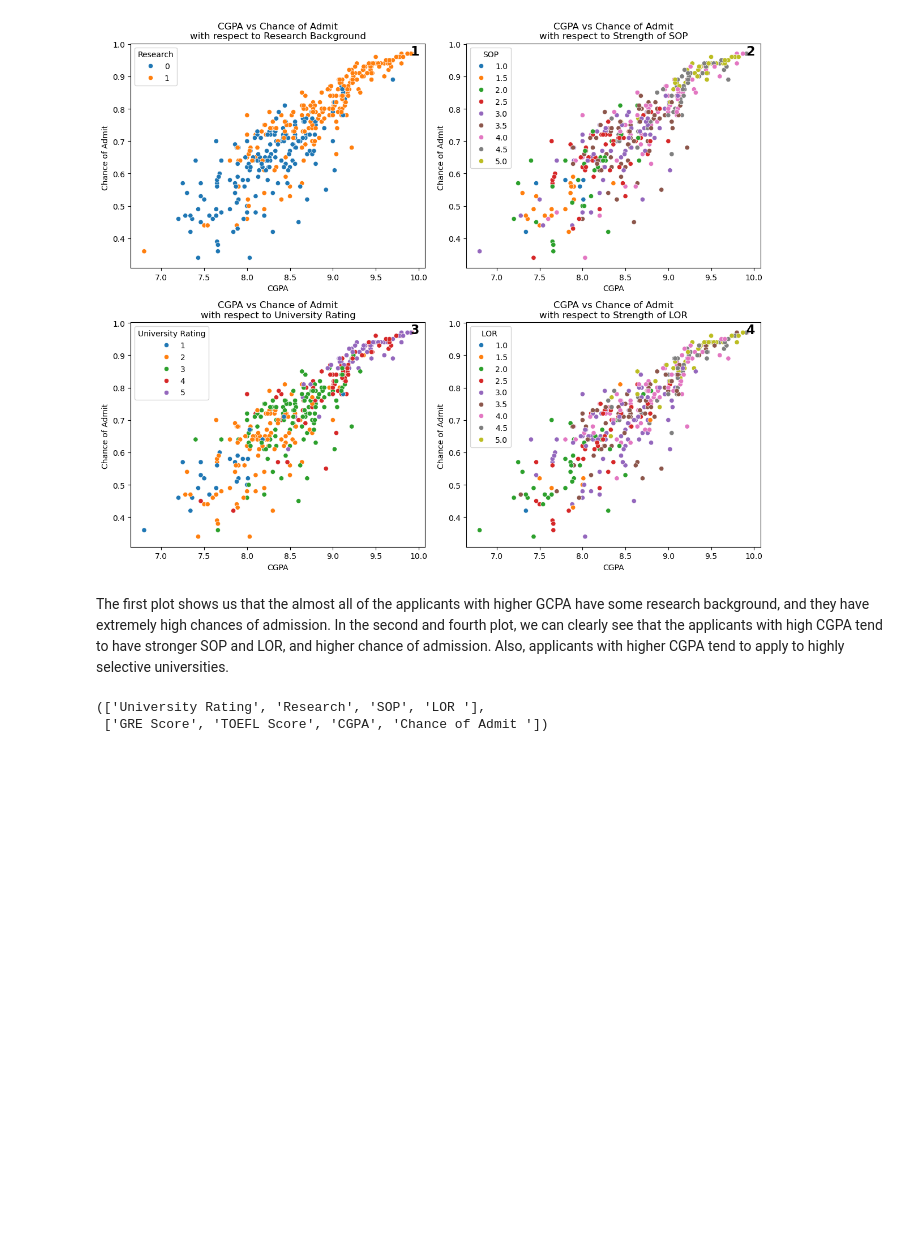
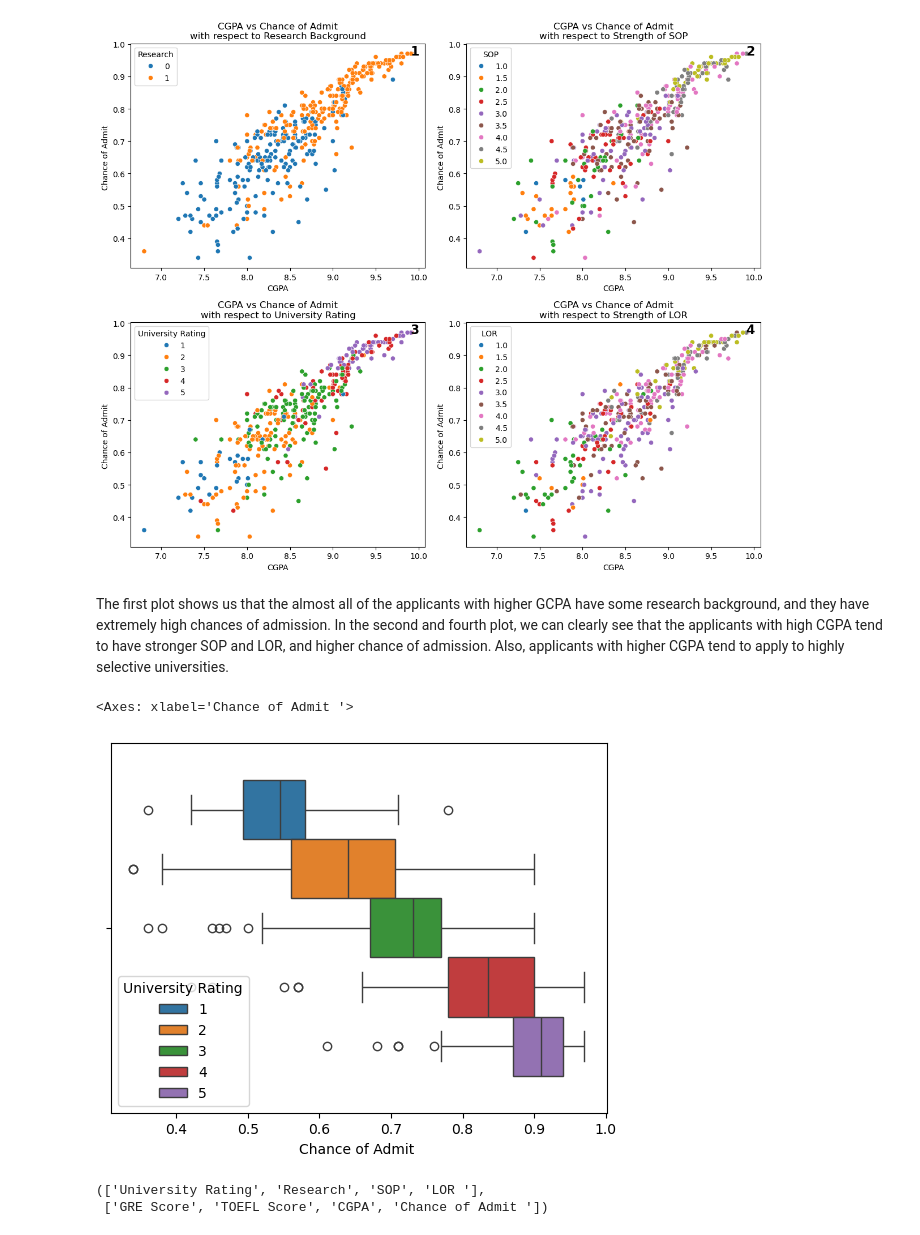
Before and after one commit to SujanNeupane42/DATA-601-Group-Project, a Jupyter notebook: data_analysis.ipynb, the cells around one changed output. Saved outputs shown, nothing was run; the diff lists cells and outputs as text; code cells hidden in the pictures; blank space fills up the shorter version.

```diff
--- a/data_analysis.ipynb
+++ b/data_analysis.ipynb
@@ -564,6 +560,11 @@ plt.show()
 [figure]
 # %% [markdown]
 The first plot shows us that the almost all of the applicants with higher GCPA have some research background, and they have extremely high chances of admission. In the second and fourth plot, we can clearly see that the applicants with high CGPA tend to have stronger SOP and LOR, and higher chance of admission. Also, applicants with higher CGPA tend to apply to highly selective universities.
+# %%
+sns.boxplot(x='Chance of Admit ', data=df, hue="University Rating")
+# %% [output]
+<Axes: xlabel='Chance of Admit '>
+[figure, added]
 # %%
 categorical_features, numerical_feaatures
 # %% [output]
```
Also changed, not shown: parts of 32 cells of this notebook, 1 other file.
